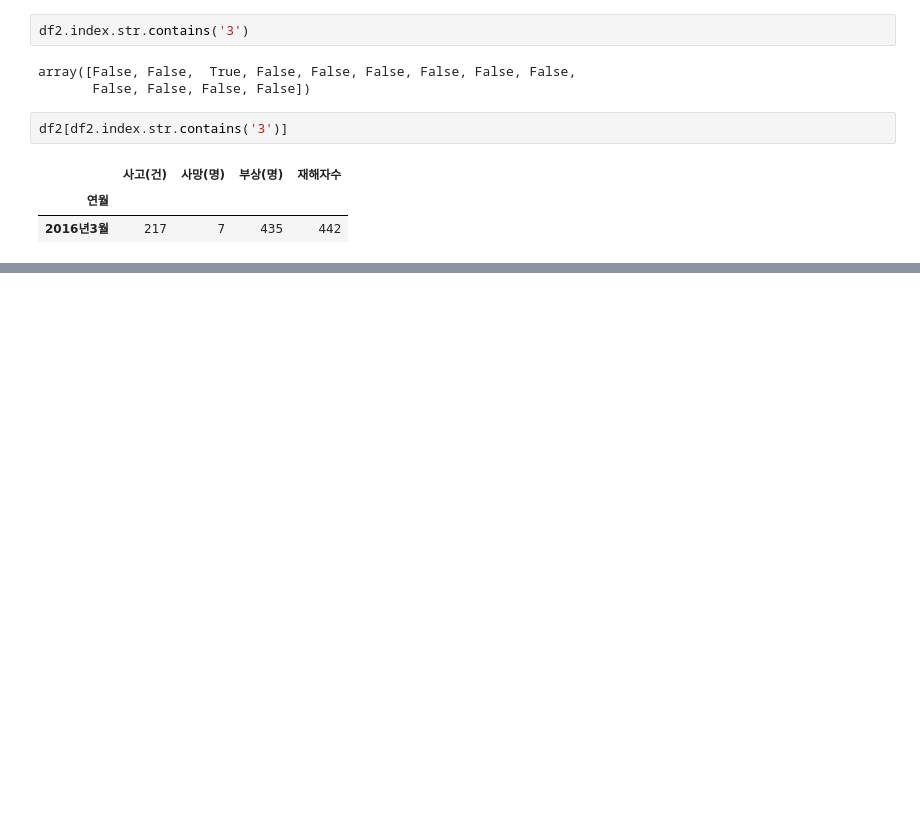
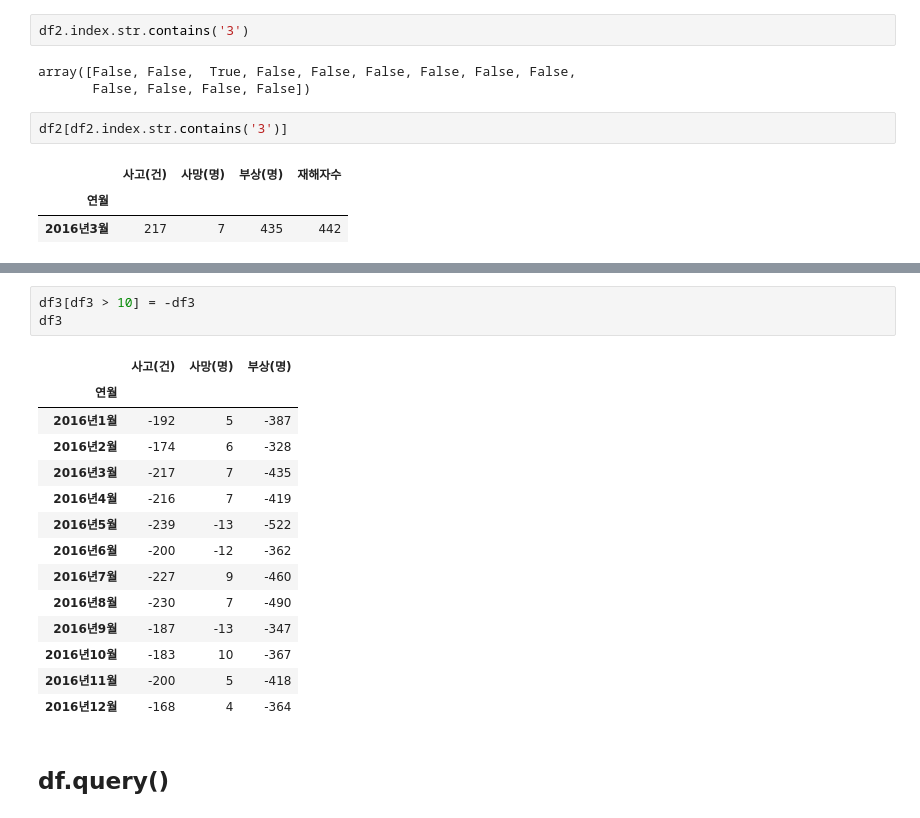
Before and after one commit to woojin0534/2025-1-myclass-BDA, a Jupyter notebook: inclass/03w_B_wed_0319_dataframe_application_ipynb.ipynb, the cells around one changed output, grey strips where cells are left out. Drawn from its saved outputs; the diff is of its cells as text; blank space fills up the shorter version.

```diff
--- a/inclass/03w_B_wed_0319_dataframe_application_ipynb.ipynb
+++ b/inclass/03w_B_wed_0319_dataframe_application_ipynb.ipynb
@@ -577,0 +614,20 @@ df2[df2.index.str.contains('3')]
+# %%
+df3[df3 > 10] = -df3
+df3
+# %% [output]
+|  | 사고(건) | 사망(명) | 부상(명) |
+| 연월 |  |  |  |
+| 2016년1월 | -192 | 5 | -387 |
+| 2016년2월 | -174 | 6 | -328 |
+| 2016년3월 | -217 | 7 | -435 |
+| 2016년4월 | -216 | 7 | -419 |
+| 2016년5월 | -239 | -13 | -522 |
+| 2016년6월 | -200 | -12 | -362 |
+| 2016년7월 | -227 | 9 | -460 |
+| 2016년8월 | -230 | 7 | -490 |
+| 2016년9월 | -187 | -13 | -347 |
+| 2016년10월 | -183 | 10 | -367 |
+| 2016년11월 | -200 | 5 | -418 |
+| 2016년12월 | -168 | 4 | -364 |
+# %% [markdown]
+## df.query()
```
Also changed, not shown: parts of 82 cells of this notebook.
